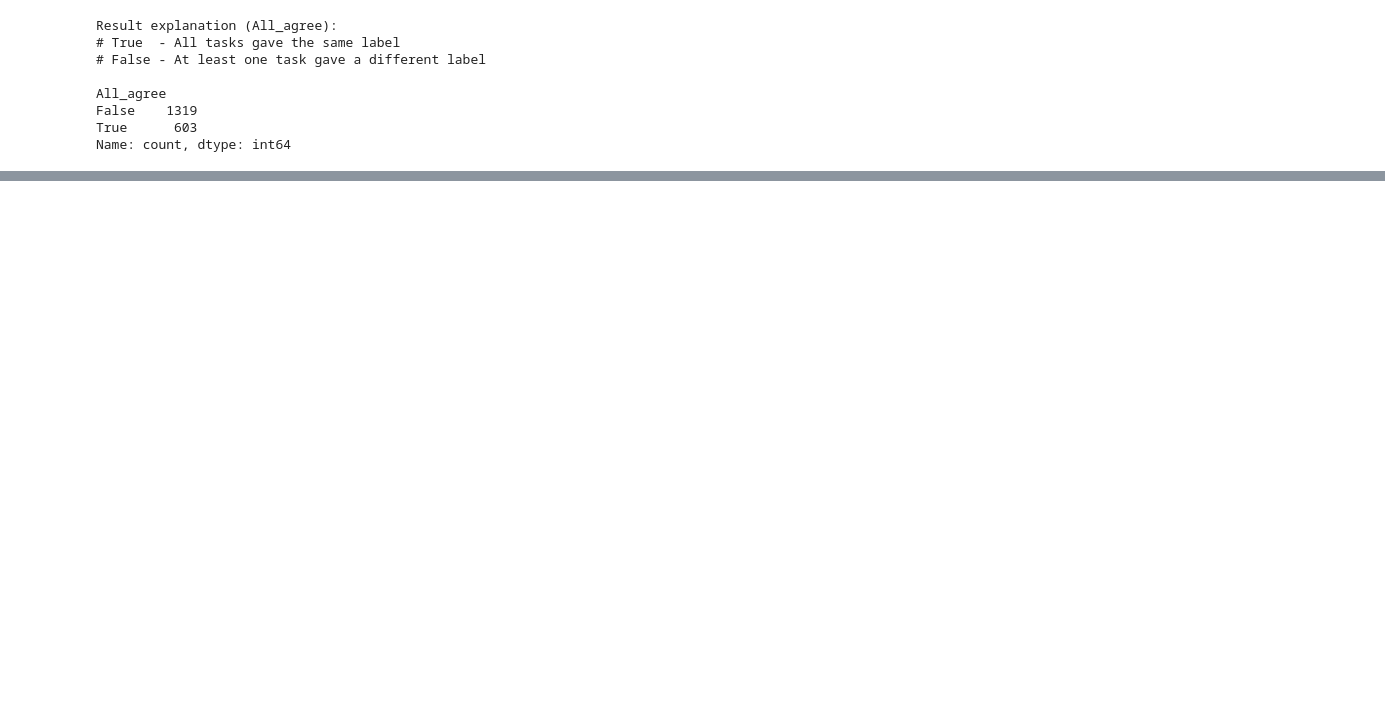
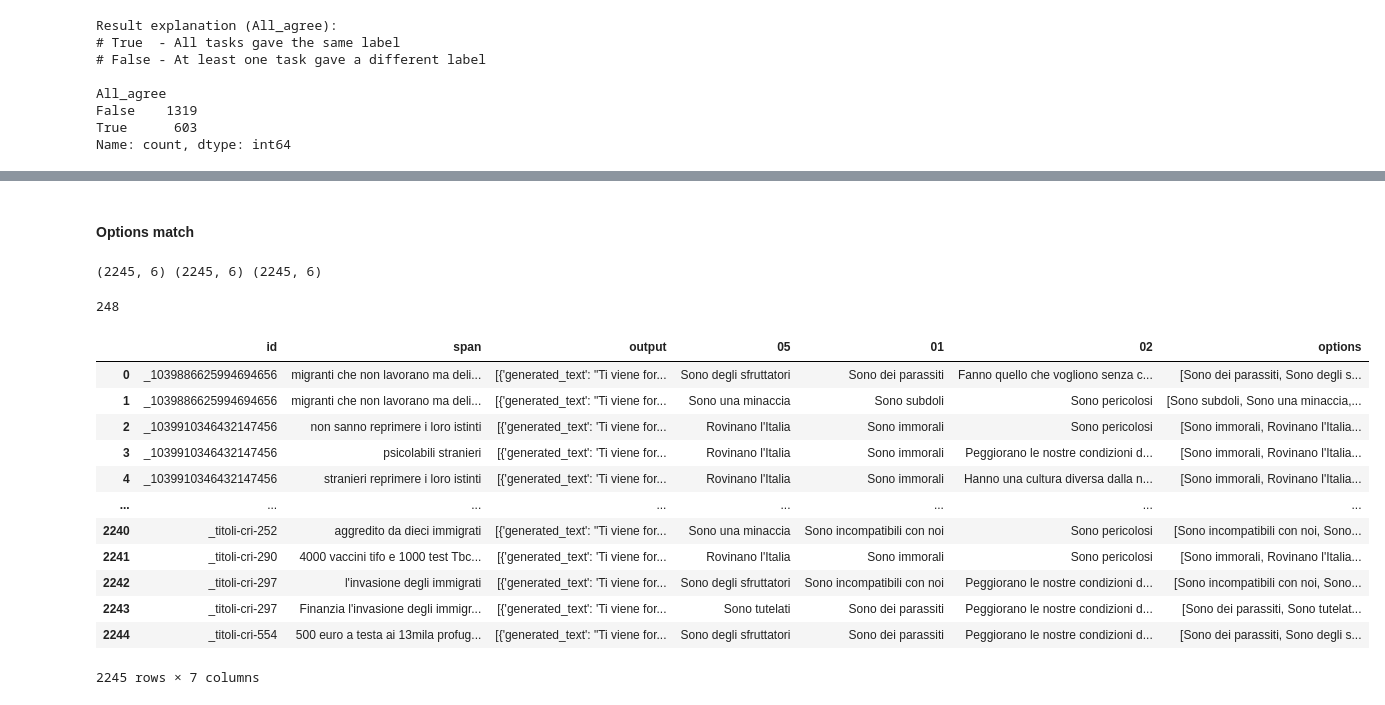
Before and after one commit to marcostranisci/stereotypes, a Jupyter notebook: analysis.ipynb, the cells around one changed output, grey strips where cells are left out. Cells and saved outputs as stored; diff of their text form; code cells hidden in the pictures; blank space fills up the shorter version.

```diff
--- a/analysis.ipynb
+++ b/analysis.ipynb
@@ -572,0 +683,53 @@ Name: count, dtype: int64
+# %% [markdown]
+#### Options match
+# %%
+classification_1 = pd.read_csv("./new_output/classifications_1.csv")
+classification_2 = pd.read_csv("./new_output/classifications_2.csv")
+classification_5 = pd.read_csv("./new_output/classifications_5.csv")
+print(classification_1.shape, classification_2.shape, classification_5.shape)
+# %% [output]
+(2245, 6) (2245, 6) (2245, 6)
+# %%
+ids_different_labels = all_different_labels["id"].tolist()
+print(len(ids_different_labels))
+# %% [output]
+248
+# %%
+import re
+import ast
+
+def extract_options(text):
+    # Regex to find the "Opzioni: [...]" part
+    match = re.search(r"Opzioni:\s*(\[[^\]]+\])", text)
+    if match:
+        raw_list_str = match.group(1)
+        # Replace escaped single quotes \' with normal single quotes '
+        cleaned_str = raw_list_str.replace("\\'", "'")
+        try:
+            # Safely parse the string list into a Python list
+            return ast.literal_eval(cleaned_str)
+        except Exception as e:
+            print(f"Error parsing list: {e}")
+            return None
+    return None
+
+# Apply to the DataFrame
+classification_1['options'] = classification_1['output'].apply(extract_options)
+classification_2['options'] = classification_2['output'].apply(extract_options)
+classification_5['options'] = classification_5['output'].apply(extract_options)
+# %%
+classification_1
+# %% [output]
+|  | id | span | output | 05 | 01 | 02 | options |
+| 0 | _1039886625994694656 | migranti che non lavorano ma deli... | [{'generated_text': "Ti viene for... | Sono degli sfruttatori | Sono dei parassiti | Fanno quello che vogliono senza c... | [Sono dei parassiti, Sono degli s... |
+| 1 | _1039886625994694656 | migranti che non lavorano ma deli... | [{'generated_text': "Ti viene for... | Sono una minaccia | Sono subdoli | Sono pericolosi | [Sono subdoli, Sono una minaccia,... |
+| 2 | _1039910346432147456 | non sanno reprimere i loro istinti | [{'generated_text': 'Ti viene for... | Rovinano l'Italia | Sono immorali | Sono pericolosi | [Sono immorali, Rovinano l'Italia... |
+| 3 | _1039910346432147456 | psicolabili stranieri | [{'generated_text': 'Ti viene for... | Rovinano l'Italia | Sono immorali | Peggiorano le nostre condizioni d... | [Sono immorali, Rovinano l'Italia... |
+| 4 | _1039910346432147456 | stranieri reprimere i loro istinti | [{'generated_text': 'Ti viene for... | Rovinano l'Italia | Sono immorali | Hanno una cultura diversa dalla n... | [Sono immorali, Rovinano l'Italia... |
+| ... | ... | ... | ... | ... | ... | ... | ... |
+| 2240 | _titoli-cri-252 | aggredito da dieci immigrati | [{'generated_text': "Ti viene for... | Sono una minaccia | Sono incompatibili con noi | Sono pericolosi | [Sono incompatibili con noi, Sono... |
+| 2241 | _titoli-cri-290 | 4000 vaccini tifo e 1000 test Tbc... | [{'generated_text': 'Ti viene for... | Rovinano l'Italia | Sono immorali | Sono pericolosi | [Sono immorali, Rovinano l'Italia... |
+| 2242 | _titoli-cri-297 | l'invasione degli immigrati | [{'generated_text': 'Ti viene for... | Sono degli sfruttatori | Sono incompatibili con noi | Peggiorano le nostre condizioni d... | [Sono incompatibili con noi, Sono... |
+| 2243 | _titoli-cri-297 | Finanzia l'invasione degli immigr... | [{'generated_text': 'Ti viene for... | Sono tutelati | Sono dei parassiti | Peggiorano le nostre condizioni d... | [Sono dei parassiti, Sono tutelat... |
+| 2244 | _titoli-cri-554 | 500 euro a testa ai 13mila profug... | [{'generated_text': "Ti viene for... | Sono degli sfruttatori | Sono dei parassiti | Peggiorano le nostre condizioni d... | [Sono dei parassiti, Sono degli s... |
+2245 rows × 7 columns
```
Also changed, not shown: parts of 41 cells of this notebook, 2 other files.
